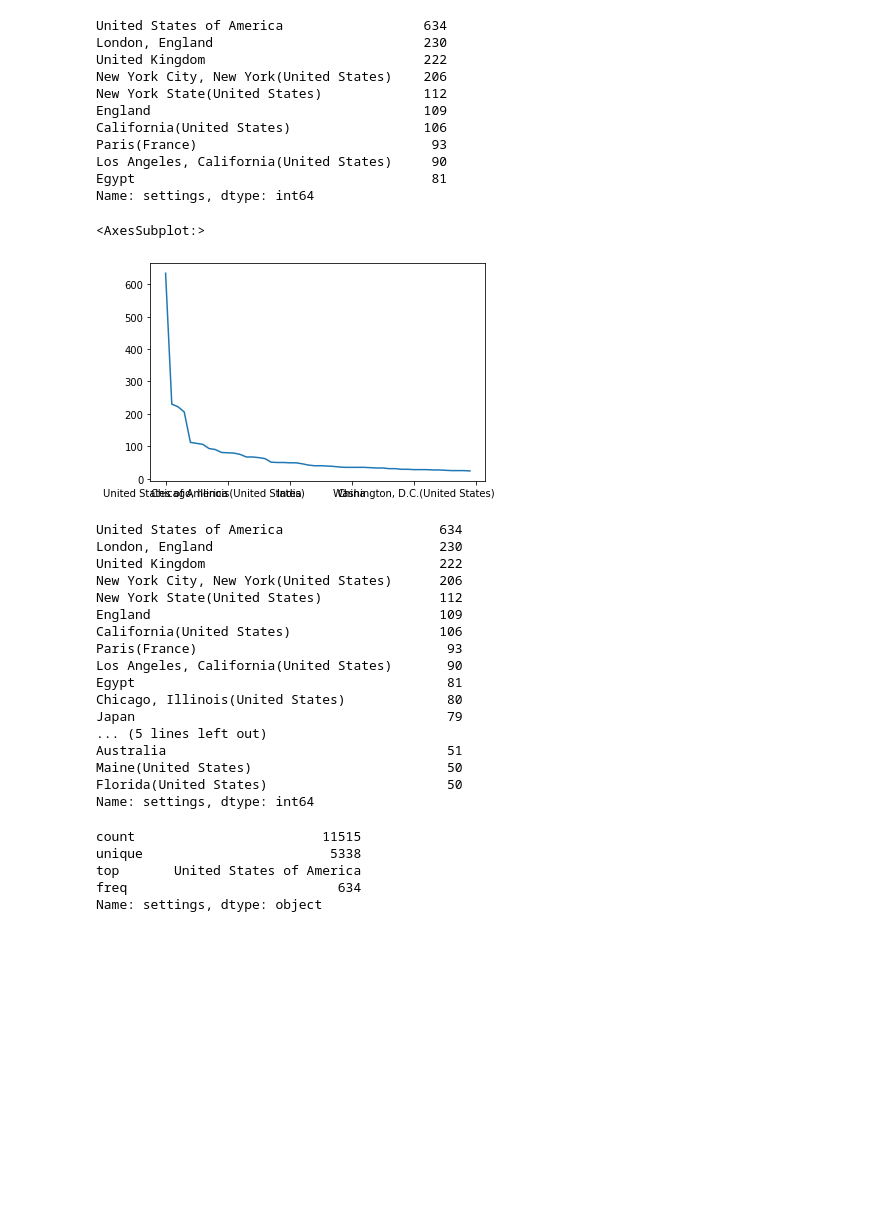
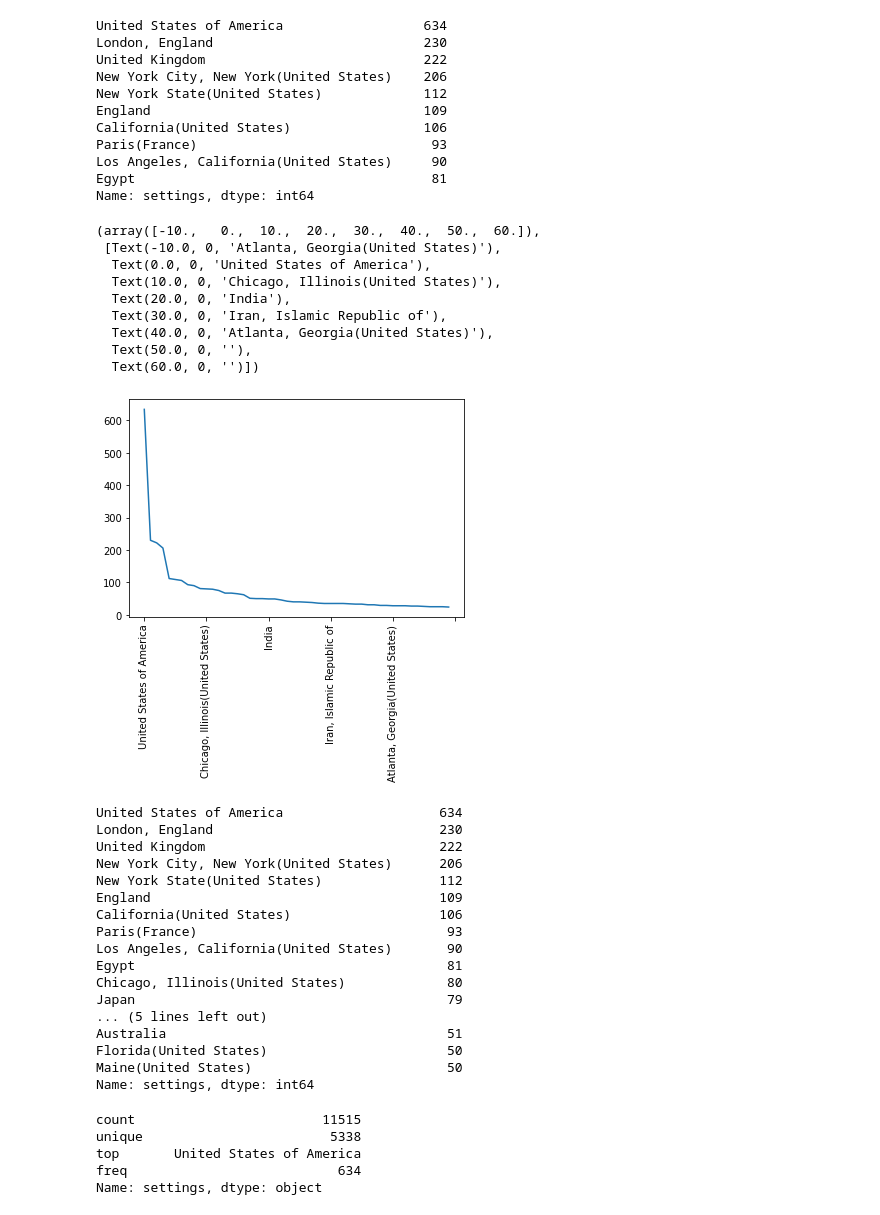
Before and after one commit to Eric-liucn/Book-Data-Analysis, a Jupyter notebook: ML.ipynb, the cells around one changed output. Drawn from its saved outputs; the diff is of its cells as text; code cells hidden in the pictures; blank space fills up the shorter version.

```diff
--- a/ML.ipynb
+++ b/ML.ipynb
@@ -91,7 +90,7 @@ df[df['title_changed'] == 1][['title','original_title']].head(10)
 # %% [markdown]
 According to the comparision show above, it is obvious that most of these differences between 'title' and 'original_title' are caused by the spell or input mistakes, so 'title_changed' does not matter and this column will be drop. But the words number of the title may be useful information, so create a new column that count the words in the title
 # %%
-df['title_words_count'] = df['title'].apply(lambda x:len(str(x).split()))b
+df['title_words_count'] = df['title'].apply(lambda x:len(str(x).split()))
 df.drop(columns=['title', 'original_title', 'title_changed'], inplace = True)
 # %%
 df.head(5)
@@ -245,9 +245,18 @@ Egypt                                      81
 Name: settings, dtype: int64
 # %%
 df['settings'].value_counts(sort=True).iloc[:50].plot()
+plt.xticks(rotation = 90)
 # %% [output]
-<AxesSubplot:>
+(array([-10.,   0.,  10.,  20.,  30.,  40.,  50.,  60.]),
+ [Text(-10.0, 0, 'Atlanta, Georgia(United States)'),
+  Text(0.0, 0, 'United States of America'),
+  Text(10.0, 0, 'Chicago, Illinois(United States)'),
+  Text(20.0, 0, 'India'),
+  Text(30.0, 0, 'Iran, Islamic Republic of'),
+  Text(40.0, 0, 'Atlanta, Georgia(United States)'),
+  Text(50.0, 0, ''),
+  Text(60.0, 0, '')])
-[figure, old version]
+[figure, new version]
 # %%
 df['settings'].value_counts(sort=True)[:20]
 # %% [output]
@@ -265,8 +274,8 @@ Chicago, Illinois(United States)             80
 Japan                                        79
 ... (5 lines left out)
 Australia                                    51
+Florida(United States)                       50
 Maine(United States)                         50
-Florida(United States)                       50
 Name: settings, dtype: int64
 # %%
 df['settings'].describe()
```
Also changed, not shown: parts of 53 cells of this notebook.
